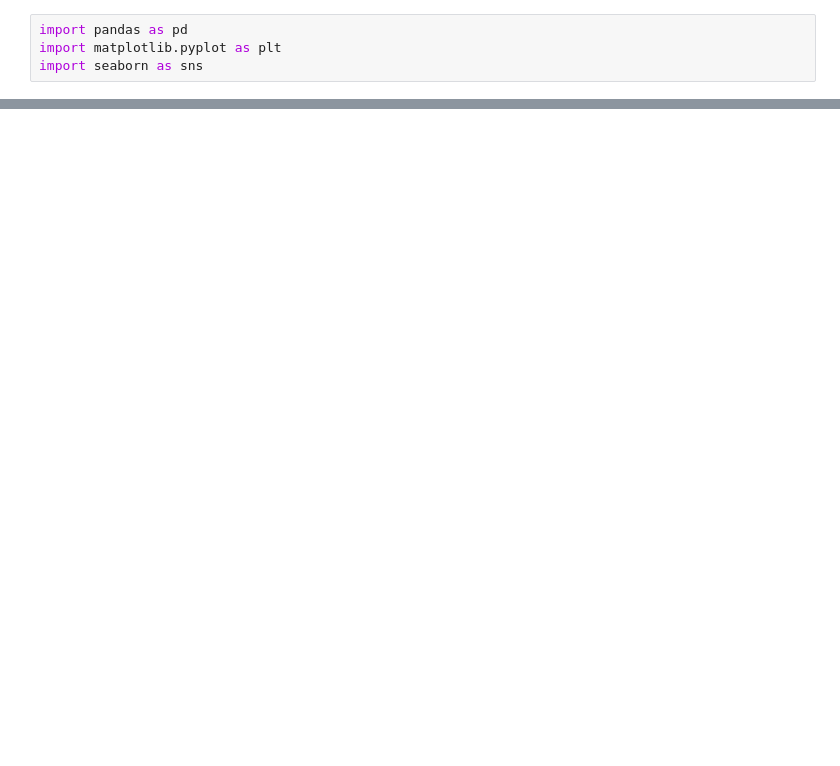
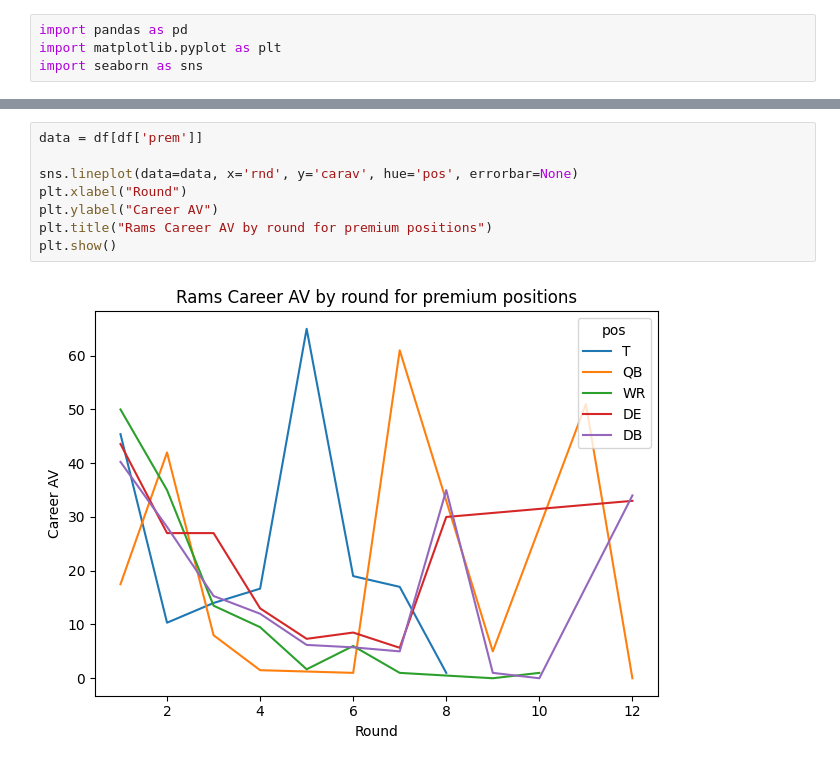
Before and after one commit to Griffmatt/kaggle, a Jupyter notebook: nfl_draft.ipynb, the cells around one changed output, grey strips where cells are left out. Cells and saved outputs as stored; diff of their text form; blank space fills up the shorter version.

```diff
--- a/nfl_draft.ipynb
+++ b/nfl_draft.ipynb
@@ -147,0 +167,10 @@ plt.show()
+# %%
+data = df[df['prem']]
+
+sns.lineplot(data=data, x='rnd', y='carav', hue='pos', errorbar=None)
+plt.xlabel("Round")
+plt.ylabel("Career AV")
+plt.title("Rams Career AV by round for premium positions")
+plt.show()
+# %% [output]
+[figure, added]
```
Also changed, not shown: parts of 16 cells of this notebook.
